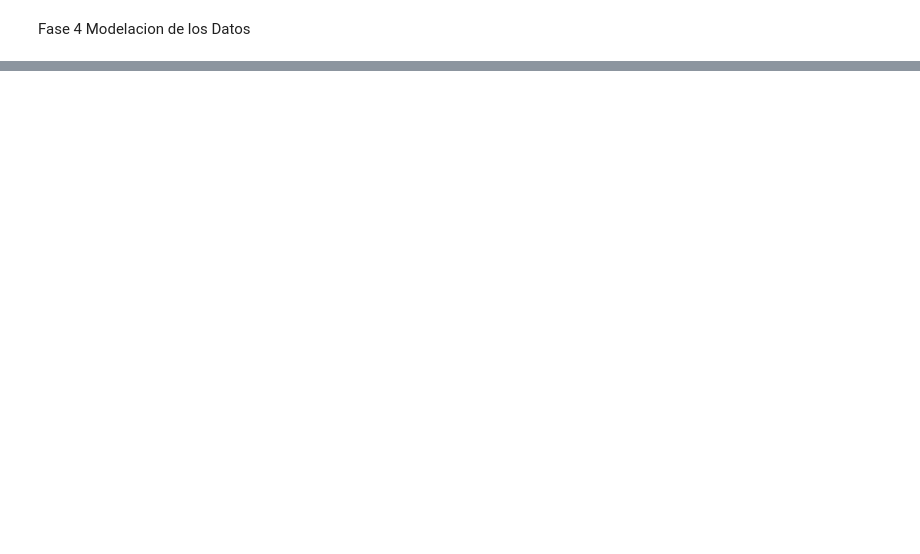
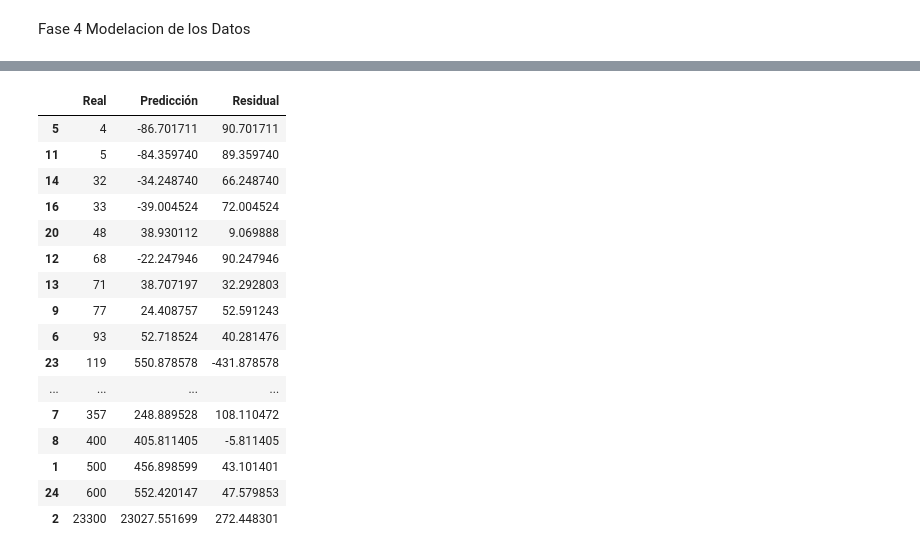
Before and after one commit to Moraytaprime/Matem-ticas-y-ciencia-de-datos-para-la-toma-de-decisiones-Gpo-800-, a Jupyter notebook: Fase_3_Entendimiento_de_los_datos.ipynb, the cells around one changed output, grey strips where cells are left out. Cells and saved outputs as stored; diff of their text form; code cells hidden in the pictures; blank space fills up the shorter version.

```diff
--- a/Fase_3_Entendimiento_de_los_datos.ipynb
+++ b/Fase_3_Entendimiento_de_los_datos.ipynb
@@ -191,0 +233,20 @@ df.describe()
+# %%
+residuals
+# %% [output]
+|  | Real | Predicción | Residual |
+| 5 | 4 | -86.701711 | 90.701711 |
+| 11 | 5 | -84.359740 | 89.359740 |
+| 14 | 32 | -34.248740 | 66.248740 |
+| 16 | 33 | -39.004524 | 72.004524 |
+| 20 | 48 | 38.930112 | 9.069888 |
+| 12 | 68 | -22.247946 | 90.247946 |
+| 13 | 71 | 38.707197 | 32.292803 |
+| 9 | 77 | 24.408757 | 52.591243 |
+| 6 | 93 | 52.718524 | 40.281476 |
+| 23 | 119 | 550.878578 | -431.878578 |
+| ... | ... | ... | ... |
+| 7 | 357 | 248.889528 | 108.110472 |
+| 8 | 400 | 405.811405 | -5.811405 |
+| 1 | 500 | 456.898599 | 43.101401 |
+| 24 | 600 | 552.420147 | 47.579853 |
+| 2 | 23300 | 23027.551699 | 272.448301 |
```
Also changed, not shown: parts of 29 cells of this notebook.
